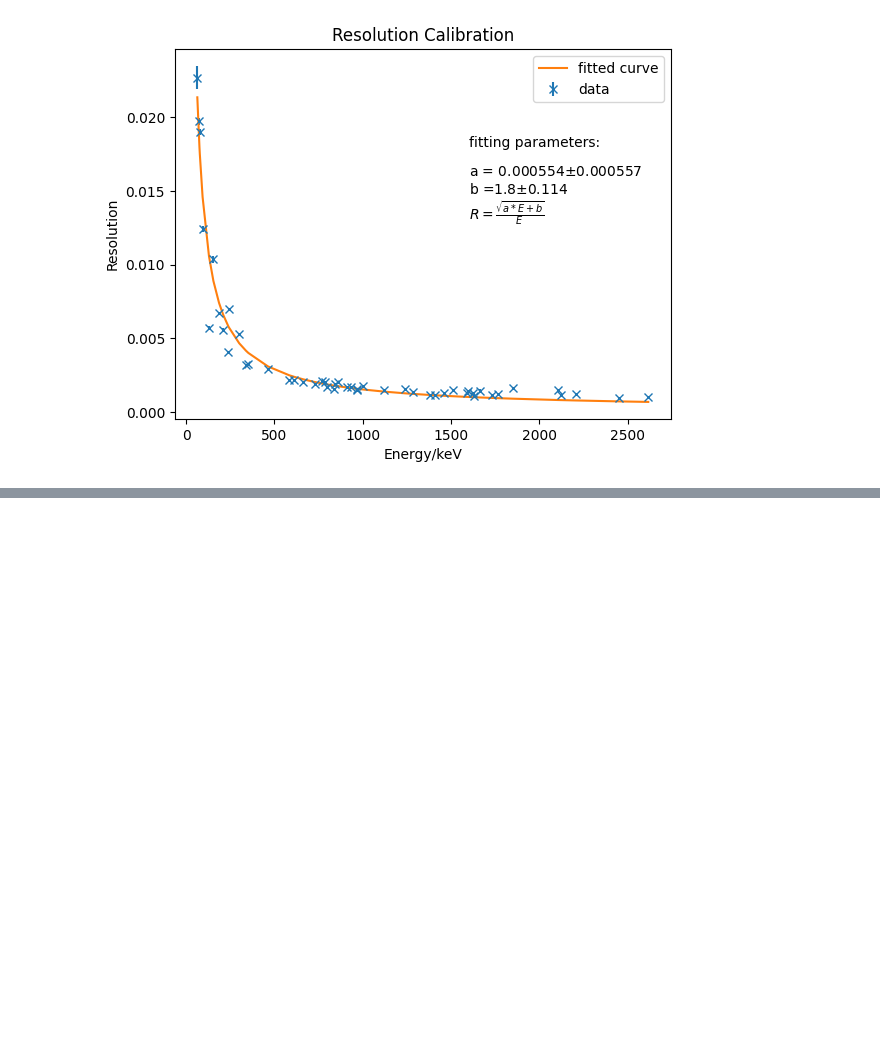
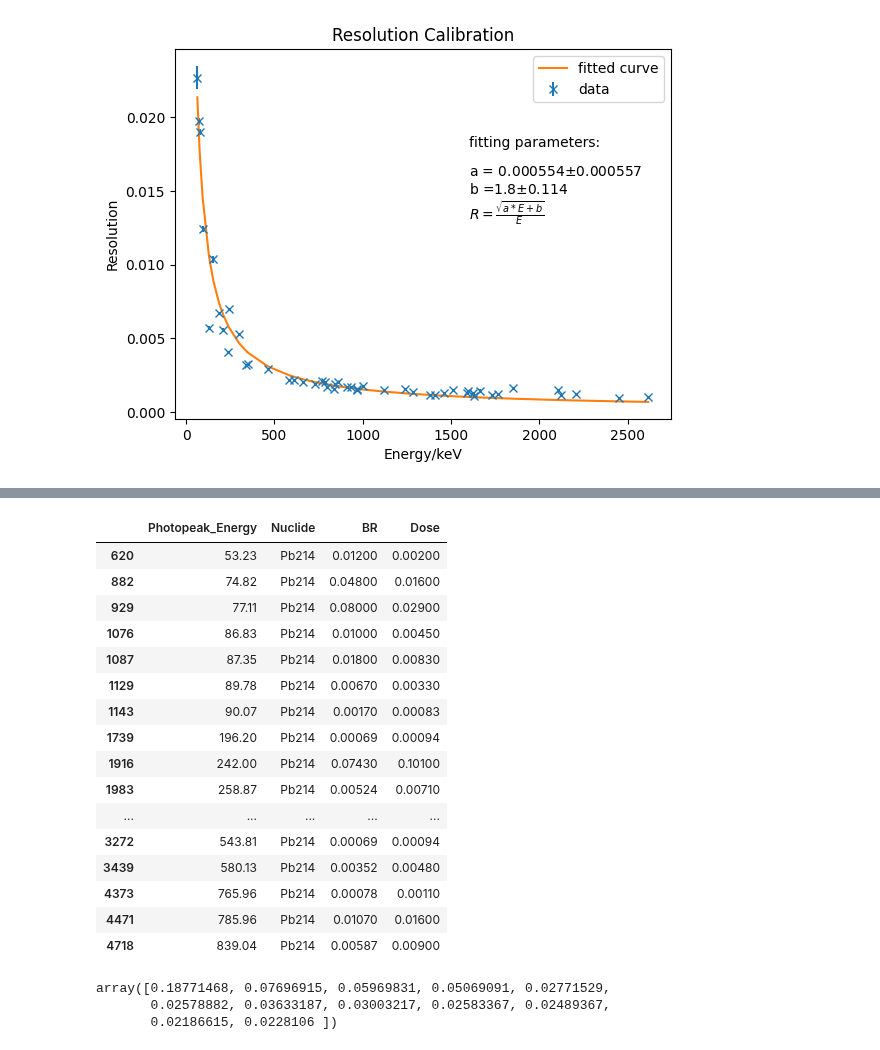
Before and after one commit to ngcnpeter/HPGe_lab_y3, a Jupyter notebook: spectal_analysis.ipynb, the cells around one changed output, grey strips where cells are left out. Drawn from its saved outputs; the diff is of its cells as text; code cells hidden in the pictures; blank space fills up the shorter version.

```diff
--- a/spectal_analysis.ipynb
+++ b/spectal_analysis.ipynb
@@ -140,0 +199,34 @@ res_fit(centroid_1,2,3)
+# %%
+pp_df = pd.read_csv('PhotoPeak.txt',sep = '[ \s]{2,}|\t',names = ['Photopeak_Energy','Nuclide','BR','Dose']) #photopeak dataframe
+pp_df = pp_df.astype({'Photopeak_Energy':float,'Nuclide':str, 'BR':float,'Dose':float})
+pp_df['BR'] = pp_df['BR']*0.01 #convert percentage to decimals
+# pp_df[pp_df['Nuclide'] == 'Pb214']
+# %% [output]
+|  | Photopeak_Energy | Nuclide | BR | Dose |
+| 620 | 53.23 | Pb214 | 0.01200 | 0.00200 |
+| 882 | 74.82 | Pb214 | 0.04800 | 0.01600 |
+| 929 | 77.11 | Pb214 | 0.08000 | 0.02900 |
+| 1076 | 86.83 | Pb214 | 0.01000 | 0.00450 |
+| 1087 | 87.35 | Pb214 | 0.01800 | 0.00830 |
+| 1129 | 89.78 | Pb214 | 0.00670 | 0.00330 |
+| 1143 | 90.07 | Pb214 | 0.00170 | 0.00083 |
+| 1739 | 196.20 | Pb214 | 0.00069 | 0.00094 |
+| 1916 | 242.00 | Pb214 | 0.07430 | 0.10100 |
+| 1983 | 258.87 | Pb214 | 0.00524 | 0.00710 |
+| ... | ... | ... | ... | ... |
+| 3272 | 543.81 | Pb214 | 0.00069 | 0.00094 |
+| 3439 | 580.13 | Pb214 | 0.00352 | 0.00480 |
+| 4373 | 765.96 | Pb214 | 0.00078 | 0.00110 |
+| 4471 | 785.96 | Pb214 | 0.01070 | 0.01600 |
+| 4718 | 839.04 | Pb214 | 0.00587 | 0.00900 |
+# %%
+peak_1.rename(columns = {' Nuclide':'Nuclide',' Photopeak_Energy':'Photopeak_Energy','      Peak':'Peak_CPS'},inplace = True)
+peak_1[1:] = peak_1[1:].astype({'Photopeak_Energy':float,'Centroid':float,'Peak_CPS':float}, errors = 'ignore')
+df_1 = peak_1[1:].merge(pp_df,on = ['Nuclide','Photopeak_Energy'])  #match BR to peak
+Bi214 = df_1[df_1['Nuclide']=='Ac228'][['Photopeak_Energy','Peak_CPS','BR']].to_numpy(dtype = float).transpose()
+activity = Bi214[1]/Bi214[2]
+activity
+# %% [output]
+array([0.18771468, 0.07696915, 0.05969831, 0.05069091, 0.02771529,
+       0.02578882, 0.03633187, 0.03003217, 0.02583367, 0.02489367,
+       0.02186615, 0.0228106 ])
```
Also changed, not shown: parts of 10 cells of this notebook.
